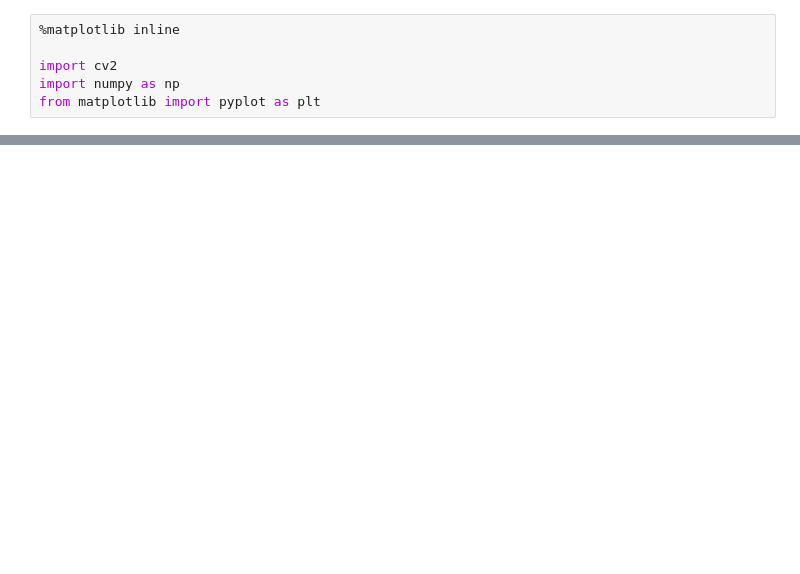
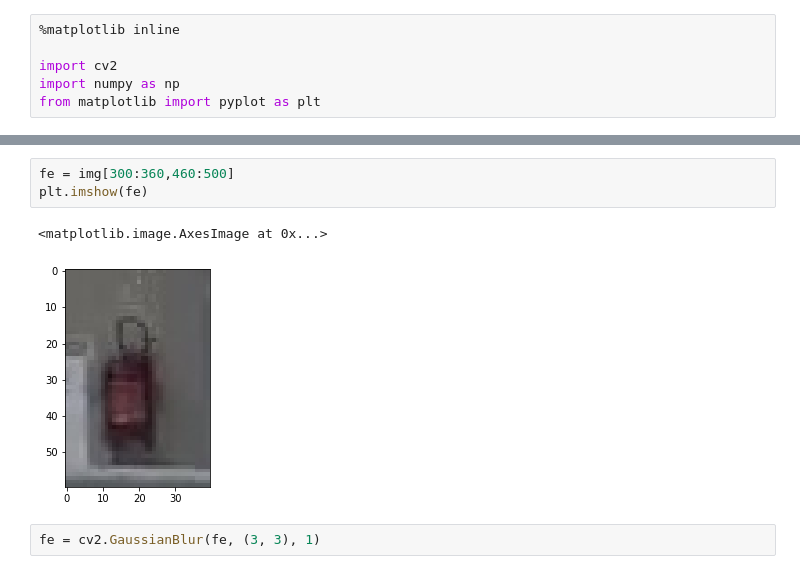
Before and after one commit to fuegoio/vision-tello, a Jupyter notebook: Lab #1.ipynb, the cells around one changed output, grey strips where cells are left out. Drawn from its saved outputs; the diff is of its cells as text; blank space fills up the shorter version.

```diff
--- a/Lab #1.ipynb
+++ b/Lab #1.ipynb
@@ -9,0 +17,8 @@ hsv = cv2.cvtColor(img, cv2.COLOR_RGB2HSV)
+# %%
+fe = img[300:360,460:500]
+plt.imshow(fe)
+# %% [output]
+<matplotlib.image.AxesImage at 0x...>
+[figure, added]
+# %%
+fe = cv2.GaussianBlur(fe, (3, 3), 1)
```
Also changed, not shown: parts of 22 cells of this notebook, 5 other files.
